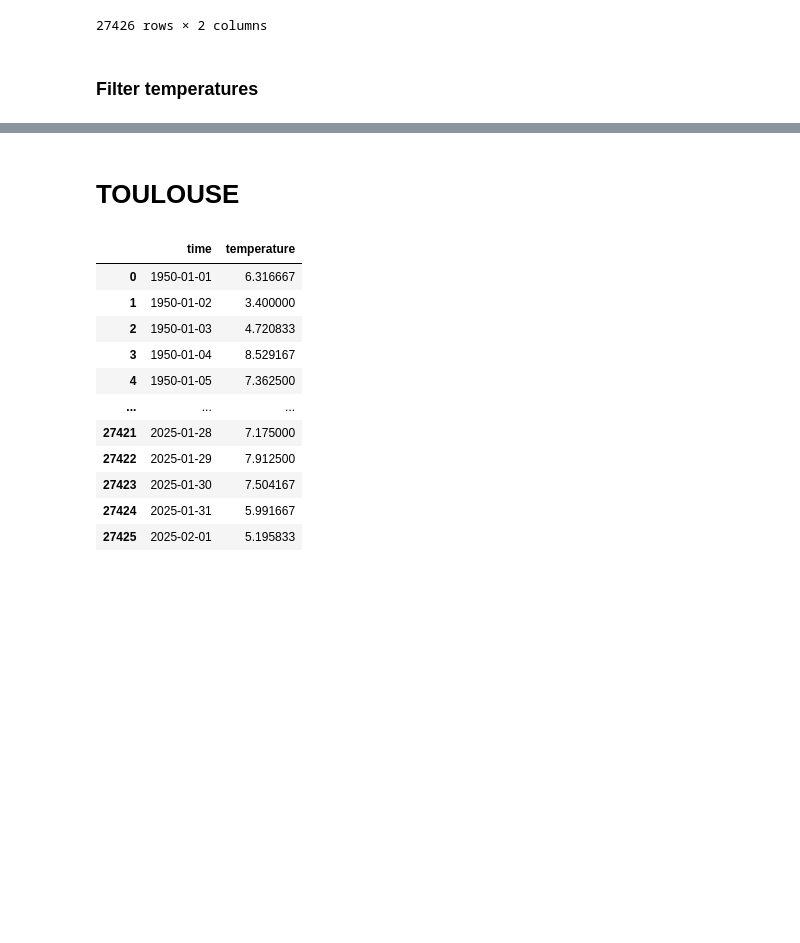
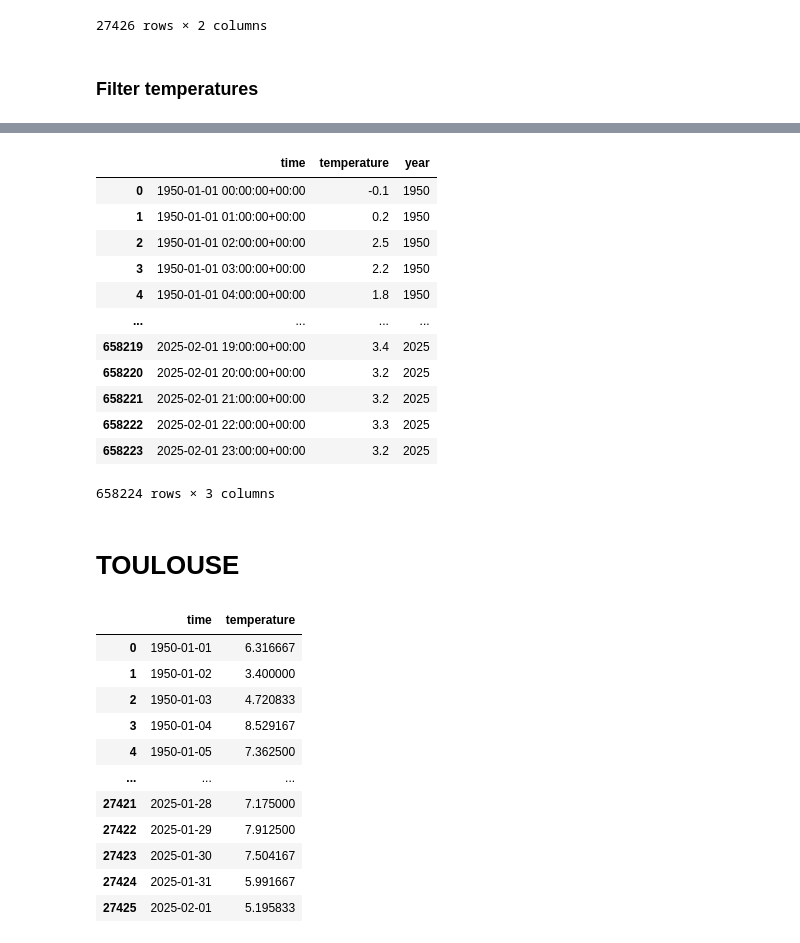
Before and after one commit to canopee-europe/data_analysis, a Jupyter notebook: weather/notebooks/toulouse.ipynb, the cells around one changed output, grey strips where cells are left out. Cells and saved outputs as stored; diff of their text form; code cells hidden in the pictures; blank space fills up the shorter version.

```diff
--- a/weather_api.ipynb
+++ b/weather/notebooks/toulouse.ipynb
@@ -85,3 +184,20 @@ final_df_occurrences.to_csv("data/weather/meteo_gre_occurrences.csv")
+# %%
+df_amplitude = df_gre.copy()
+df_amplitude
+# %% [output]
+|  | time | temperature | year |
+| 0 | 1950-01-01 00:00:00+00:00 | -0.1 | 1950 |
+| 1 | 1950-01-01 01:00:00+00:00 | 0.2 | 1950 |
+| 2 | 1950-01-01 02:00:00+00:00 | 2.5 | 1950 |
+| 3 | 1950-01-01 03:00:00+00:00 | 2.2 | 1950 |
+| 4 | 1950-01-01 04:00:00+00:00 | 1.8 | 1950 |
+| ... | ... | ... | ... |
+| 658219 | 2025-02-01 19:00:00+00:00 | 3.4 | 2025 |
+| 658220 | 2025-02-01 20:00:00+00:00 | 3.2 | 2025 |
+| 658221 | 2025-02-01 21:00:00+00:00 | 3.2 | 2025 |
+| 658222 | 2025-02-01 22:00:00+00:00 | 3.3 | 2025 |
+| 658223 | 2025-02-01 23:00:00+00:00 | 3.2 | 2025 |
+658224 rows × 3 columns
 # %% [markdown]
 # TOULOUSE
 # %%
```
Also changed, not shown: parts of 11 cells of this notebook, 12 other files.
